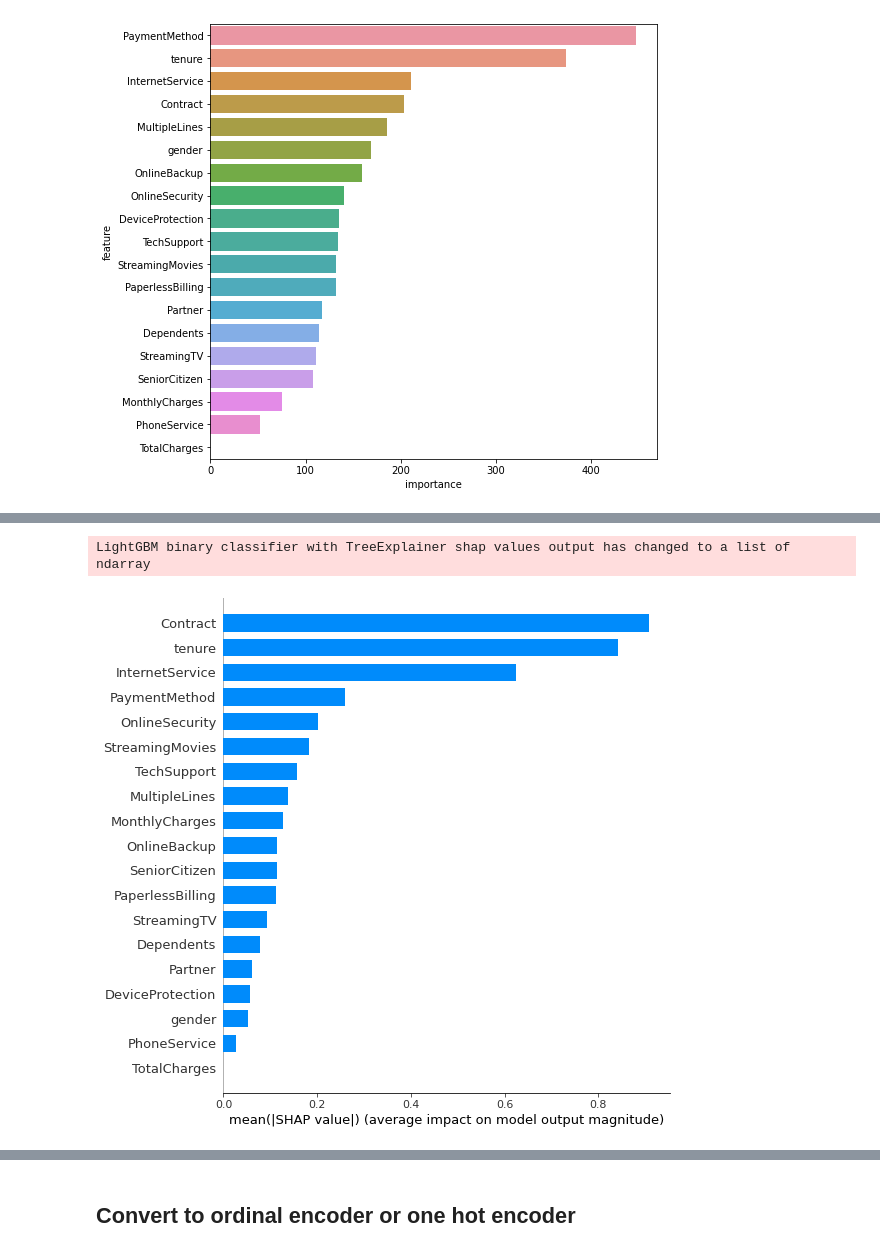
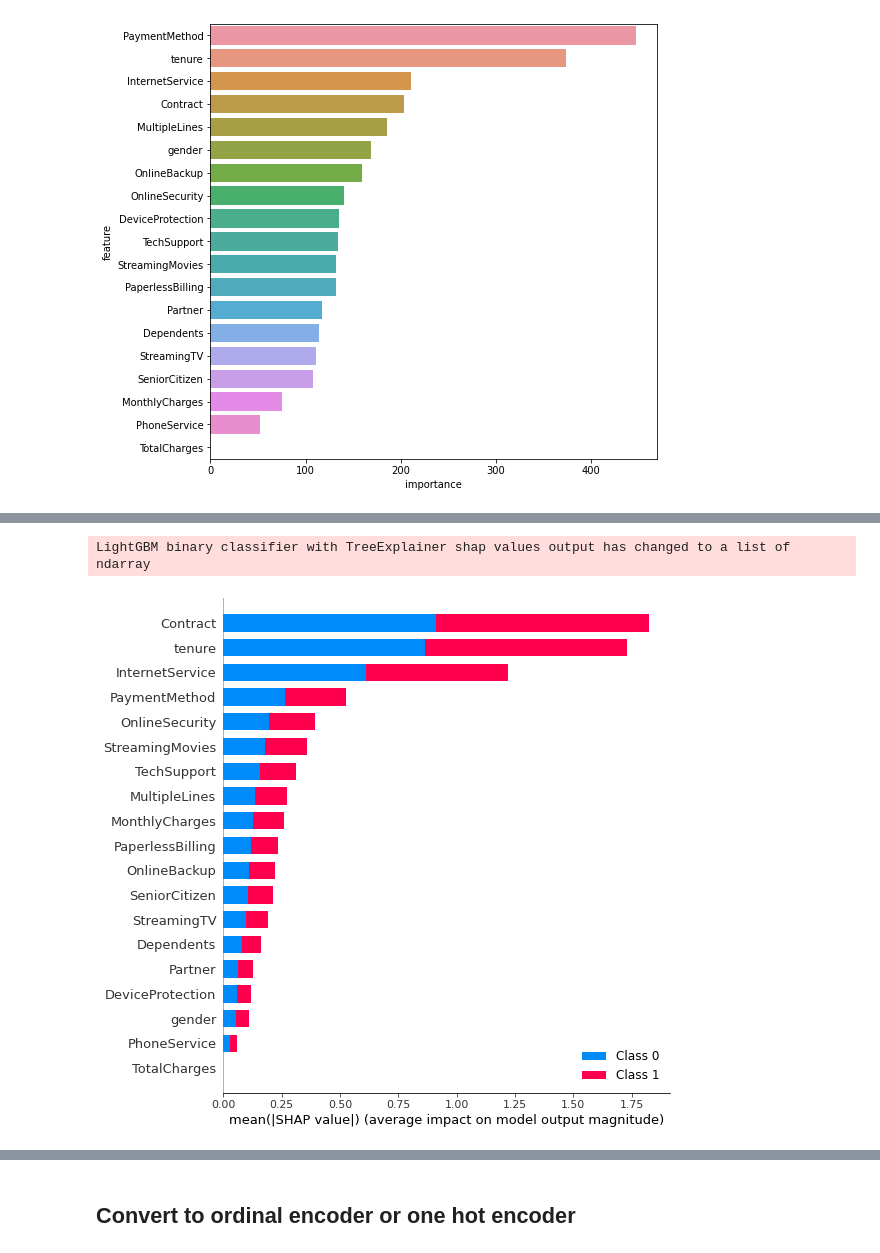
Before and after one commit to duybluemind1988/project_py, a Jupyter notebook: Churn/Churn_final.ipynb, the cells around one changed output, grey strips where cells are left out. Cells and saved outputs as stored; diff of their text form; code cells hidden in the pictures.

```diff
--- a/Churn/Churn_final.ipynb
+++ b/Churn/Churn_final.ipynb
@@ -554,8 +521,9 @@ Successfully installed shap-0.39.0 slicer-0.0.7
 # %%
 explainer = shap.TreeExplainer(model)
-shap_values = explainer.shap_values(X_test)
-
-shap.summary_plot(shap_values[1], X_test, plot_type="bar")
+shap_values = explainer.shap_values(X_train)
 # %% [output]
 LightGBM binary classifier with TreeExplainer shap values output has changed to a list of ndarray
-[figure, removed]
+# %%
+shap.summary_plot(shap_values, X_train)
+# %% [output]
+[figure, added]
```
Also changed, not shown: parts of 30 cells of this notebook.
